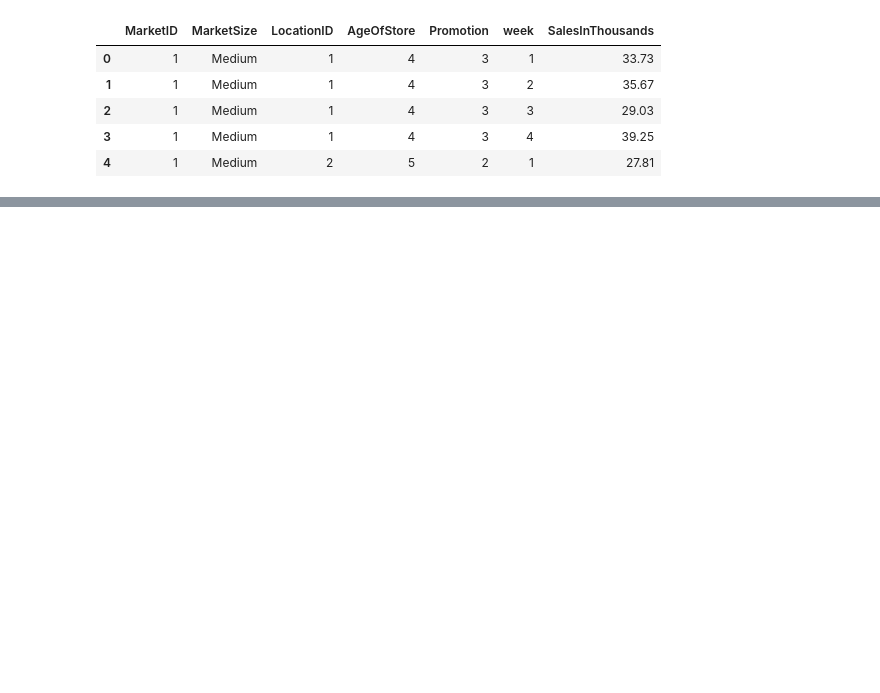
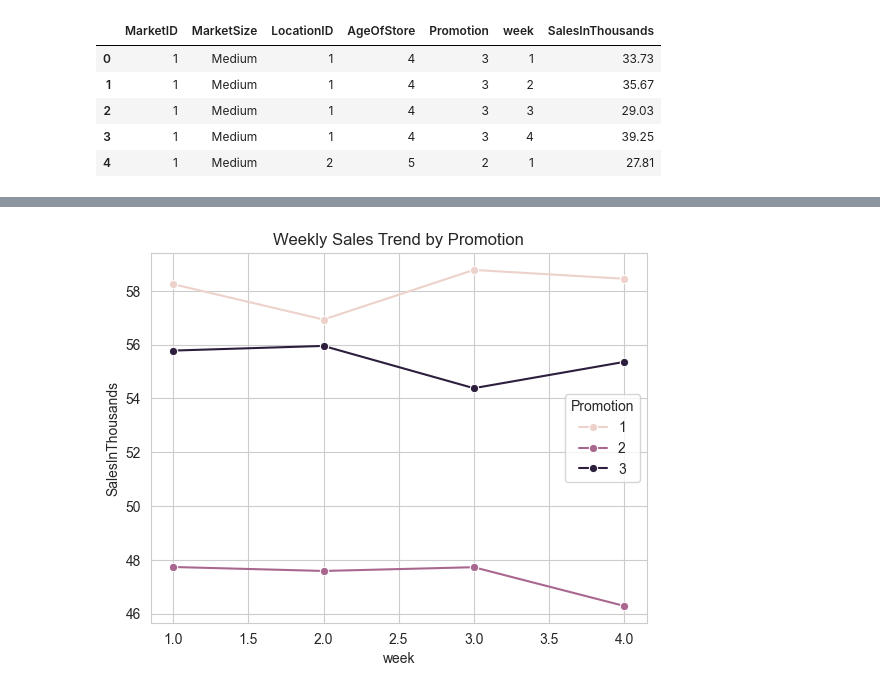
Before and after one commit to hanoufalmogri/python, a Jupyter notebook: student/projects/project 1/Marketing-Camp-Project.ipynb, the cells around one changed output, grey strips where cells are left out. Saved outputs shown, nothing was run; the diff lists cells and outputs as text; code cells hidden in the pictures; blank space fills up the shorter version.

```diff
--- a/student/projects/project 1/Marketing-Camp-Project.ipynb
+++ b/student/projects/project 1/Marketing-Camp-Project.ipynb
@@ -27,0 +93,8 @@ df.head()
+# %%
+weekly_summary = df.groupby(['week', 'Promotion'])['SalesInThousands'].mean().reset_index()
+
+sns.lineplot(data=weekly_summary, x='week', y='SalesInThousands', hue='Promotion', marker='o')
+plt.title('Weekly Sales Trend by Promotion')
+plt.show()
+# %% [output]
+[figure, added]
```
Also changed, not shown: parts of 27 cells of this notebook.
